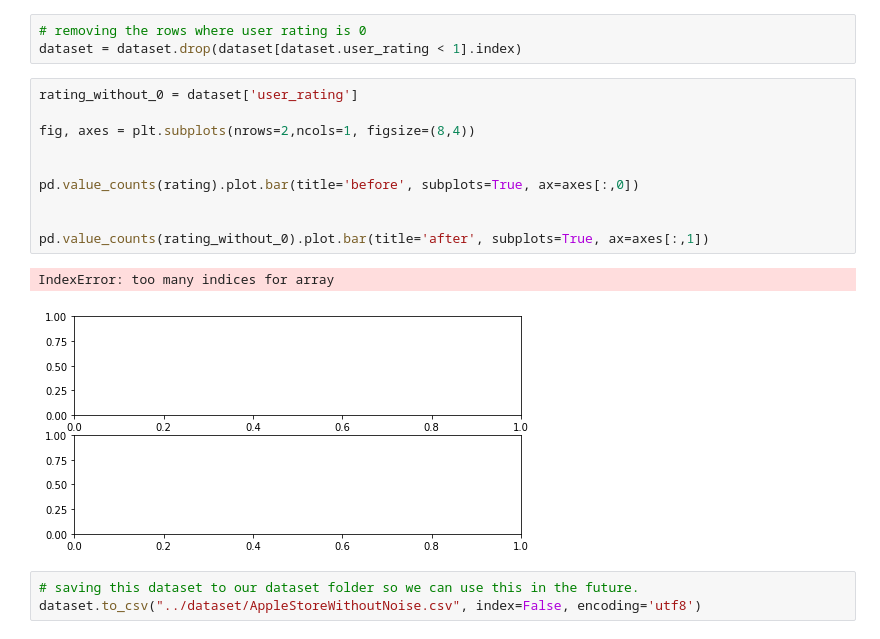
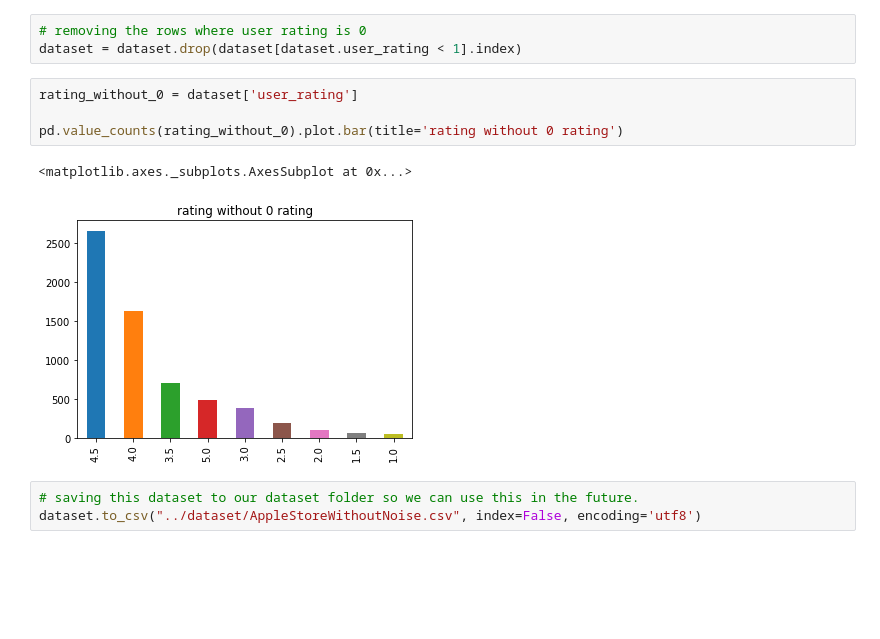
Before and after one commit to CezanvM/MachineLearning, a Jupyter notebook: src/Main.ipynb, the cells around one changed output. Drawn from its saved outputs; the diff is of its cells as text; blank space fills up the shorter version.

```diff
--- a/src/Main.ipynb
+++ b/src/Main.ipynb
@@ -202,19 +202,13 @@ To check if the removing succeeded we wil look at the bar graph of rating freque
 # %%
 # removing the rows where user rating is 0
 dataset = dataset.drop(dataset[dataset.user_rating < 1].index)
-# %%
-rating_without_0 = dataset['user_rating']
-
-fig, axes = plt.subplots(nrows=2,ncols=1, figsize=(8,4))
-
-
-pd.value_counts(rating).plot.bar(title='before', subplots=True, ax=axes[:,0])
-
-
-pd.value_counts(rating_without_0).plot.bar(title='after', subplots=True, ax=axes[:,1])
-# %% [output]
-IndexError: too many indices for array
-[figure, removed]
+# %%
+rating_without_0 = dataset['user_rating']
+
+pd.value_counts(rating_without_0).plot.bar(title='rating without 0 rating')
+# %% [output]
+<matplotlib.axes._subplots.AxesSubplot at 0x...>
+[figure, added]
 # %%
 # saving this dataset to our dataset folder so we can use this in the future.
 dataset.to_csv("../dataset/AppleStoreWithoutNoise.csv", index=False, encoding='utf8')
```
